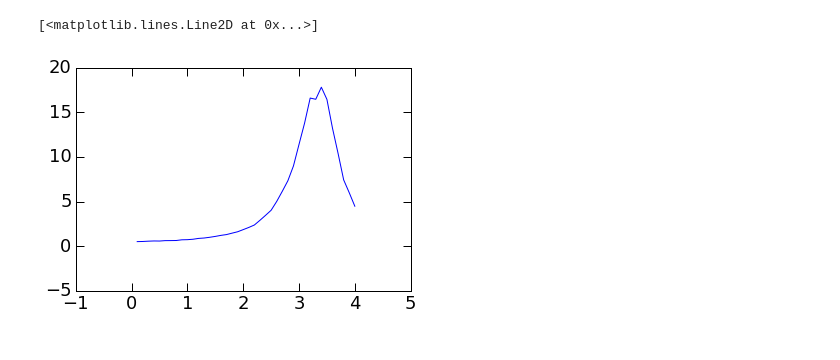
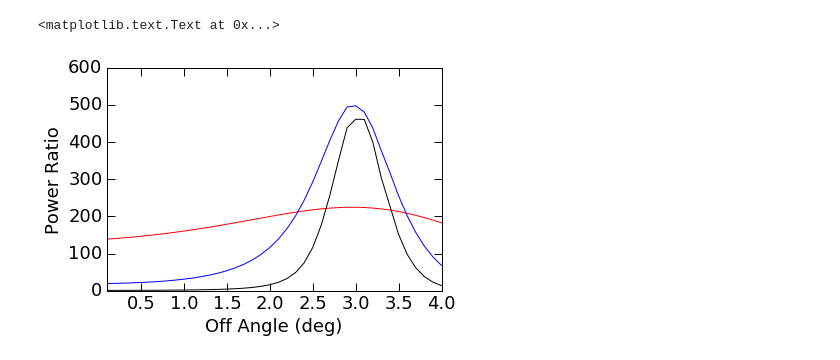
Before and after one commit to swissel/nutau_acceptance, a Jupyter notebook: 03_Detector/Mountain Top Efield Pulses Shared.ipynb, the cells around one changed output. Cells and saved outputs as stored; diff of their text form; code cells hidden in the pictures.

```diff
--- a/03_Detector/Mountain Top Efield Pulses Shared.ipynb
+++ b/03_Detector/Mountain Top Efield Pulses Shared.ipynb
@@ -98,6 +98,7 @@ def noise_power(fstart, fstop):
     return incoherent_noise_sum
 # %%
 noise_low = noise_power(30e6, 80e6)
+noise_mid = noise_power(150e6, 750e6)
 noise_high = noise_power(300e6, 1200e6)
 # %%
 print noise_low, kB_W_Hz_K * 50e6 * 10000, np.sqrt(noise_low*Z_L)*1e6
@@ -240,8 +207,14 @@ for offangle in range(1,41,1):
-# %%
-pyp.plot(np.arange(0.1,4.1, 0.1), peak_voltages/1e-6)
-# %% [output]
-[<matplotlib.lines.Line2D at 0x...>]
-[figure, removed]
+# %%
+pyp.plot(offangles,powers_low/noise_low, 'r')
+pyp.plot(offangles,powers_high/noise_high, 'k')
+pyp.plot(offangles,powers_mid/noise_mid, 'b')
+pyp.xlim(0.1,4)
+pyp.ylim(0)
+pyp.xlabel("Off Angle (deg)")
+pyp.ylabel("Power Ratio")
+# %% [output]
+<matplotlib.text.Text at 0x...>
+[figure, added]
 # %%
 def beam_power_ratio(fstart=0., fstop=0):
     # select a single polarization. Vertical in this case
```
Also changed, not shown: parts of 17 cells of this notebook.
